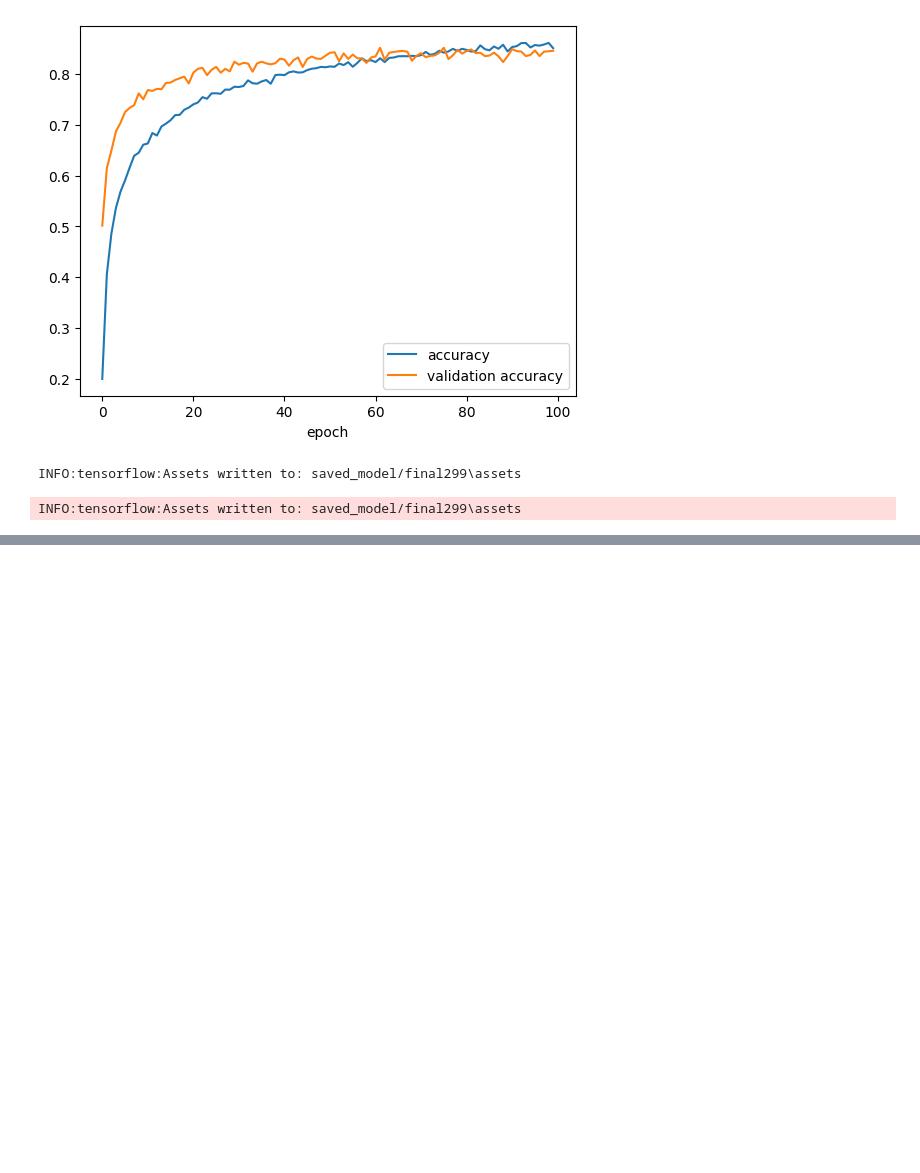
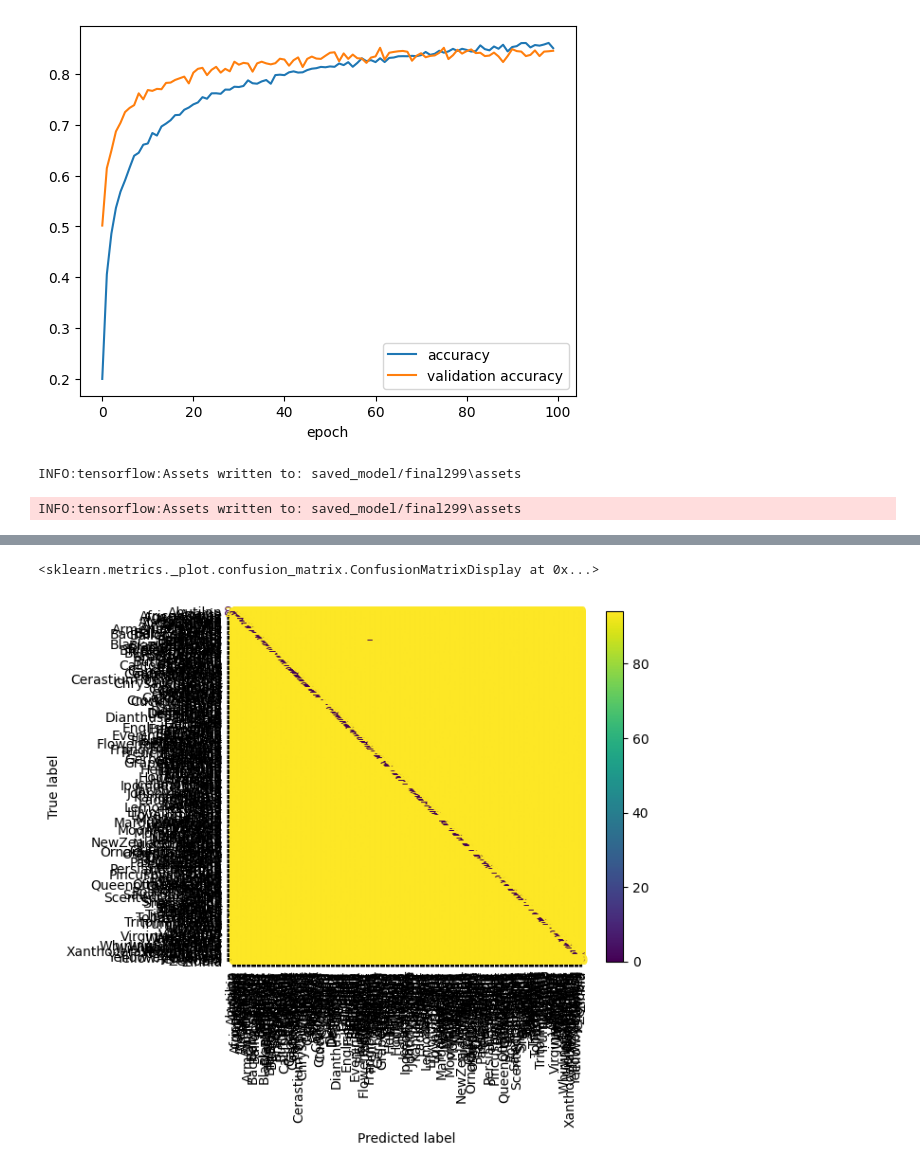
Before and after one commit to peter-welander/UCSD-ML-Capstone, a Jupyter notebook: Step9-Scale-Up.ipynb, the cells around one changed output, grey strips where cells are left out. Drawn from its saved outputs; the diff is of its cells as text; code cells hidden in the pictures; blank space fills up the shorter version.

```diff
--- a/Step9-Scale-Up.ipynb
+++ b/Step9-Scale-Up.ipynb
@@ -284,6 +298,8 @@ model_exp.compile(
     loss=tf.keras.losses.SparseCategoricalCrossentropy(from_logits=True),
     metrics=['accuracy'],
 )
+# %%
+model_exp.load_weights(checkpoint_path)
 # %%
-history = model_exp.fit(train299_ds, validation_data=val299_ds, epochs=4*epochs, verbose=1)
+history = model_exp.fit(train_ds, validation_data=val_ds, epochs=10, verbose=1, callbacks=[cp_callback])
 # %% [output]
@@ -324,3 +323,30 @@ import pickle
 # Save class names too!
 with open('saved_model/flowers299_labels.pickle', "wb") as f:
     f.write(pickle.dumps(train299_ds.class_names))
+# %%
+import numpy as np
+import matplotlib.pyplot as plt
+from sklearn.metrics import confusion_matrix
+from sklearn.metrics import accuracy_score, confusion_matrix, ConfusionMatrixDisplay
+
+def _cm_matrix(model, val_ds):
+
+    y_pred = []  # store predicted labels
+    y_true = []  # store true labels
+
+    # Calculate the confusion matrix.
+    # We iterate over the dataset to get the true label and input at the same time.
+    # Otherwise we will unintentionally shuffle the dataset.
+    for image_batch, label_batch in val_ds:
+       y_true.append(label_batch)
+       preds = model.predict(image_batch, verbose=0)
+       y_pred.append(np.argmax(preds, axis = - 1))
+
+    # convert the true and predicted labels into tensors
+    correct_labels = tf.concat([item for item in y_true], axis = 0)
+    predicted_labels = tf.concat([item for item in y_pred], axis = 0)
+
+    cm = confusion_matrix(correct_labels, predicted_labels)
+    return cm
+# %%
+cm = _cm_matrix(model_exp, val299_ds)
@@ -326,0 +379,6 @@ with open('saved_model/flowers299_labels.pickle', "wb") as f:
+# %%
+disp = ConfusionMatrixDisplay(confusion_matrix=cm, display_labels=val299_ds.class_names)
+disp.plot(xticks_rotation='vertical')
+# %% [output]
+<sklearn.metrics._plot.confusion_matrix.ConfusionMatrixDisplay at 0x...>
+[figure, added]
```
Also changed, not shown: parts of 10 cells of this notebook, 3 other files.
